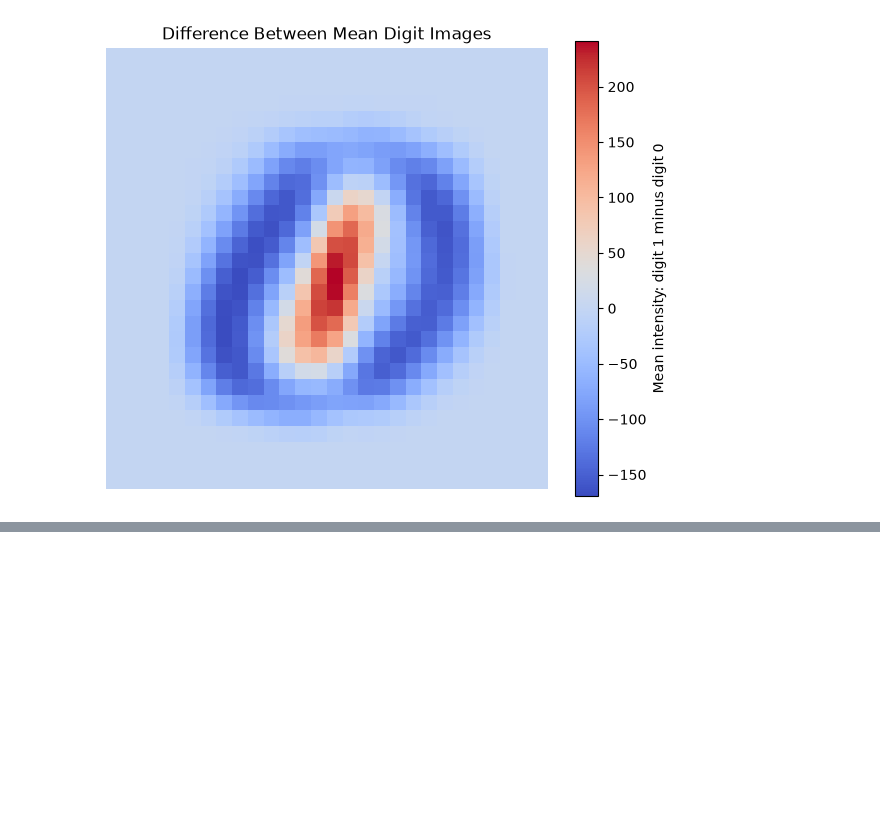
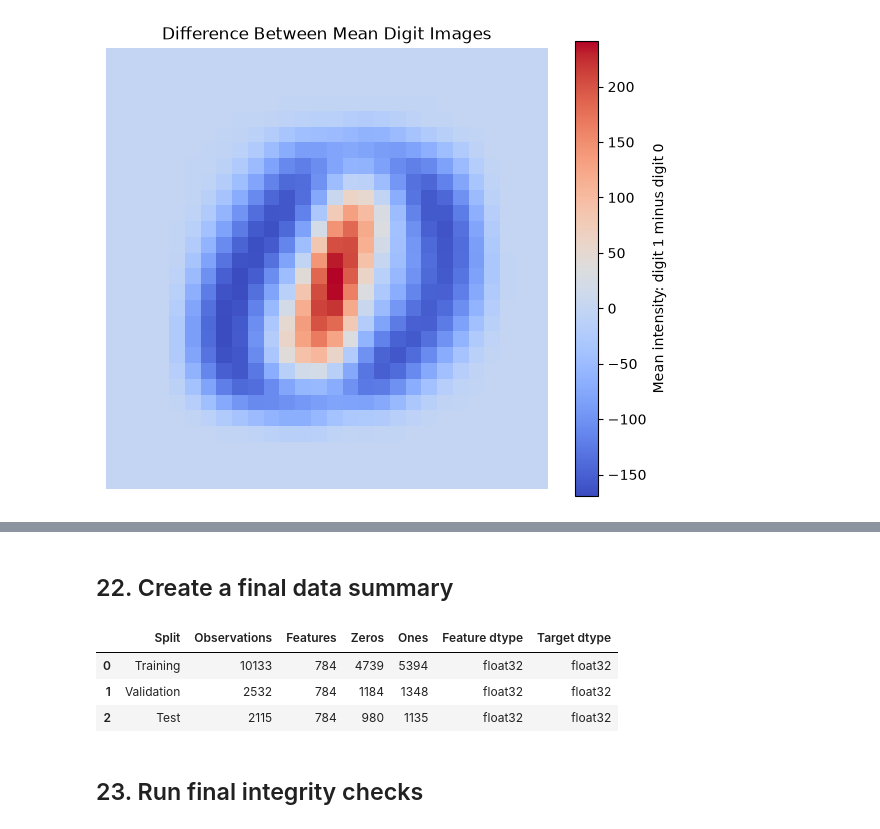
Before and after one commit to KevTJ/kj-project-portfolio, a Jupyter notebook: Research/Neural_Network_Implementation_Computational_Efficiency_Analysis/01_mnist_binary_data_preparation.ipynb, the cells around one changed output, grey strips where cells are left out. Drawn from its saved outputs; the diff is of its cells as text; code cells hidden in the pictures; blank space fills up the shorter version.

```diff
--- a/Research/Neural_Network_Implementation_Computational_Efficiency_Analysis/01_mnist_binary_data_preparation.ipynb
+++ b/Research/Neural_Network_Implementation_Computational_Efficiency_Analysis/01_mnist_binary_data_preparation.ipynb
@@ -561,0 +814,12 @@ studying forward propagation, backpropagation, and implementation efficiency.
+# %%
+number_train = X_train_normalized.shape[0]
+number_validation = X_validation_normalized.shape[0]
+number_test = X_test_normalized.shape[0]
+
+X_train = X_train_normalized.reshape(number_train, -1)
+X_validation = X_validation_normalized.reshape(number_validation, -1)
+X_test = X_test_normalized.reshape(number_test, -1)
+
+print("Flattened training shape:", X_train.shape)
+print("Flattened validation shape:", X_validation.shape)
+print("Flattened test shape:", X_test.shape)
@@ -561,0 +867,8 @@ studying forward propagation, backpropagation, and implementation efficiency.
+# %%
+y_train_column = y_train.astype(np.float32).reshape(-1, 1)
+y_validation_column = y_validation.astype(np.float32).reshape(-1, 1)
+y_test_column = y_test.astype(np.float32).reshape(-1, 1)
+
+print("Training target shape:", y_train_column.shape)
+print("Validation target shape:", y_validation_column.shape)
+print("Test target shape:", y_test_column.shape)
@@ -561,0 +971,45 @@ studying forward propagation, backpropagation, and implementation efficiency.
+# %% [markdown]
+## 22. Create a final data summary
+# %%
+final_data_summary = pd.DataFrame({
+    "Split": ["Training", "Validation", "Test"],
+    "Observations": [
+        X_train.shape[0],
+        X_validation.shape[0],
+        X_test.shape[0],
+    ],
+    "Features": [
+        X_train.shape[1],
+        X_validation.shape[1],
+        X_test.shape[1],
+    ],
+    "Zeros": [
+        int(np.sum(y_train == 0)),
+        int(np.sum(y_validation == 0)),
+        int(np.sum(y_test == 0)),
+    ],
+    "Ones": [
+        int(np.sum(y_train == 1)),
+        int(np.sum(y_validation == 1)),
+        int(np.sum(y_test == 1)),
+    ],
+    "Feature dtype": [
+        str(X_train.dtype),
+        str(X_validation.dtype),
+        str(X_test.dtype),
+    ],
+    "Target dtype": [
+        str(y_train_column.dtype),
+        str(y_validation_column.dtype),
+        str(y_test_column.dtype),
+    ],
+})
+
+final_data_summary
+# %% [output]
+|  | Split | Observations | Features | Zeros | Ones | Feature dtype | Target dtype |
+| 0 | Training | 10133 | 784 | 4739 | 5394 | float32 | float32 |
+| 1 | Validation | 2532 | 784 | 1184 | 1348 | float32 | float32 |
+| 2 | Test | 2115 | 784 | 980 | 1135 | float32 | float32 |
+# %% [markdown]
+## 23. Run final integrity checks
```
Also changed, not shown: parts of 35 cells of this notebook, 3 other files.
